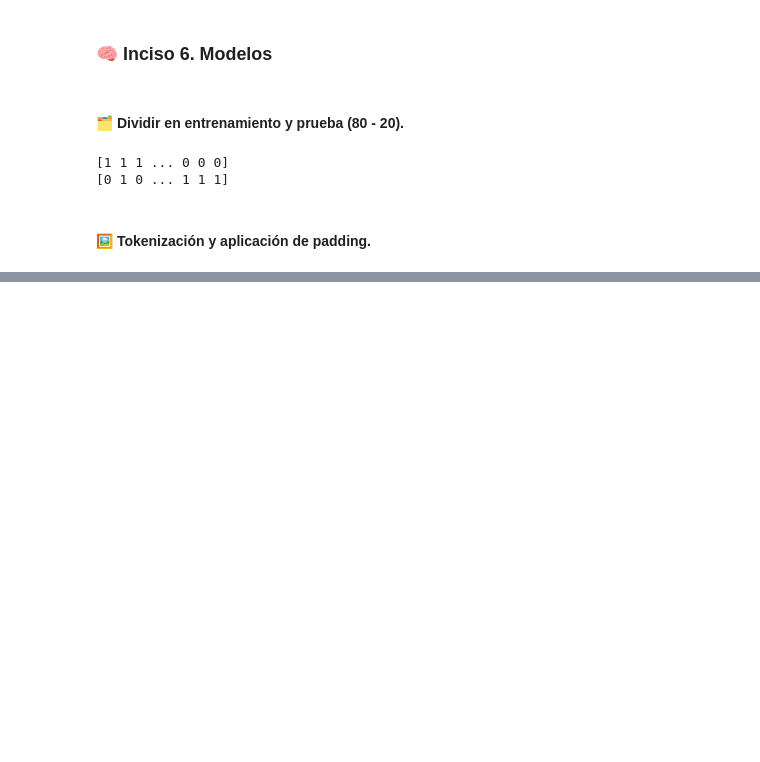
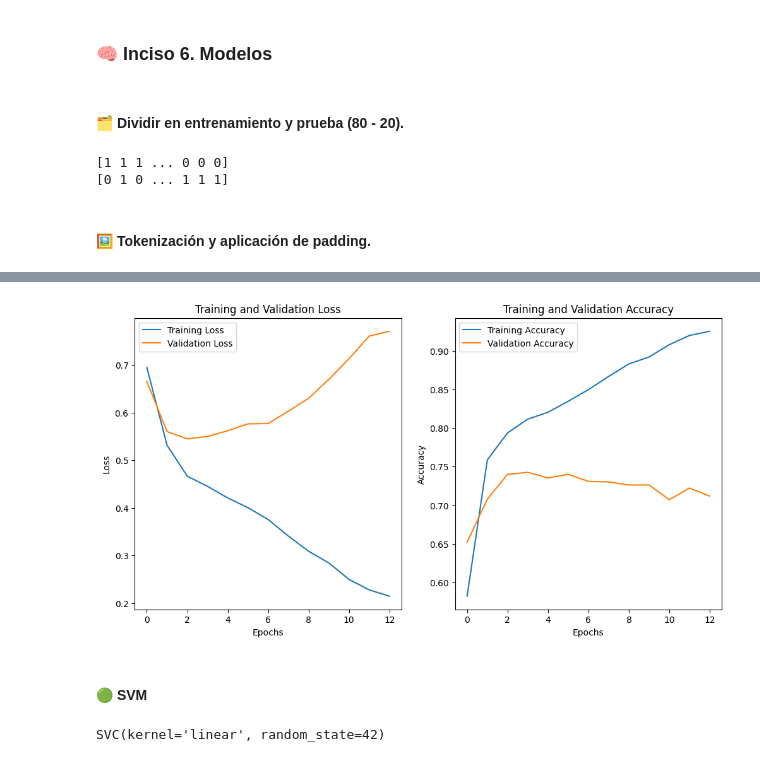
Before and after one commit to Dahernandezsilve/Lab05_DSTC, a Jupyter notebook: Laboratorio5.ipynb, the cells around one changed output, grey strips where cells are left out. Saved outputs shown, nothing was run; the diff lists cells and outputs as text; code cells hidden in the pictures; blank space fills up the shorter version.

```diff
--- a/Laboratorio5.ipynb
+++ b/Laboratorio5.ipynb
@@ -648,0 +657,17 @@ plt.show()
+# %%
+secondModel = tf.keras.Sequential([
+    layers.Embedding(500, 16, input_length=40),
+    layers.Conv1D(128, 5, activation='relu'),
+    layers.MaxPooling1D(pool_size=4),
+    layers.Conv1D(64, 5, activation='relu'),
+    layers.MaxPooling1D(pool_size=4),
+    layers.Flatten(),
+    layers.Dense(64, activation='relu', kernel_regularizer=regularizers.l2(0.001)),
+    layers.Dropout(0.5),
+    layers.Dense(1, activation='sigmoid')
+])
+
+optimizer = Adam(learning_rate=0.001)
+secondModel.compile(loss='binary_crossentropy', optimizer=optimizer, metrics=['accuracy'])
+secondModel.summary()
+secondModel.save('models/secondModel.h5')
@@ -648,0 +733,32 @@ plt.show()
+# %%
+# Visualización de las métricas
+plt.figure(figsize=(12, 6))
+plt.subplot(1, 2, 1) # Loss
+plt.plot(history.history['loss'], label='Training Loss')
+plt.plot(history.history['val_loss'], label='Validation Loss')
+plt.title('Training and Validation Loss')
+plt.xlabel('Epochs')
+plt.ylabel('Loss')
+plt.legend()
+plt.subplot(1, 2, 2) # Accuracy
+plt.plot(history.history['accuracy'], label='Training Accuracy')
+plt.plot(history.history['val_accuracy'], label='Validation Accuracy')
+plt.title('Training and Validation Accuracy')
+plt.xlabel('Epochs')
+plt.ylabel('Accuracy')
+plt.legend()
+plt.show()
+# %% [output]
+[figure, added]
+# %% [markdown]
+#### 🟢 SVM
+# %%
+vectorizer = TfidfVectorizer(max_features=500, stop_words='english')
+X = vectorizer.fit_transform(sentences)
+
+X_train, X_test, y_train, y_test = train_test_split(X, targets, test_size=0.2, random_state=42)
+
+svm_model = SVC(kernel='linear', C=1.0, random_state=42)
+svm_model.fit(X_train, y_train)
+# %% [output]
+SVC(kernel='linear', random_state=42)
```
Also changed, not shown: parts of 20 cells of this notebook, 4 other files.
